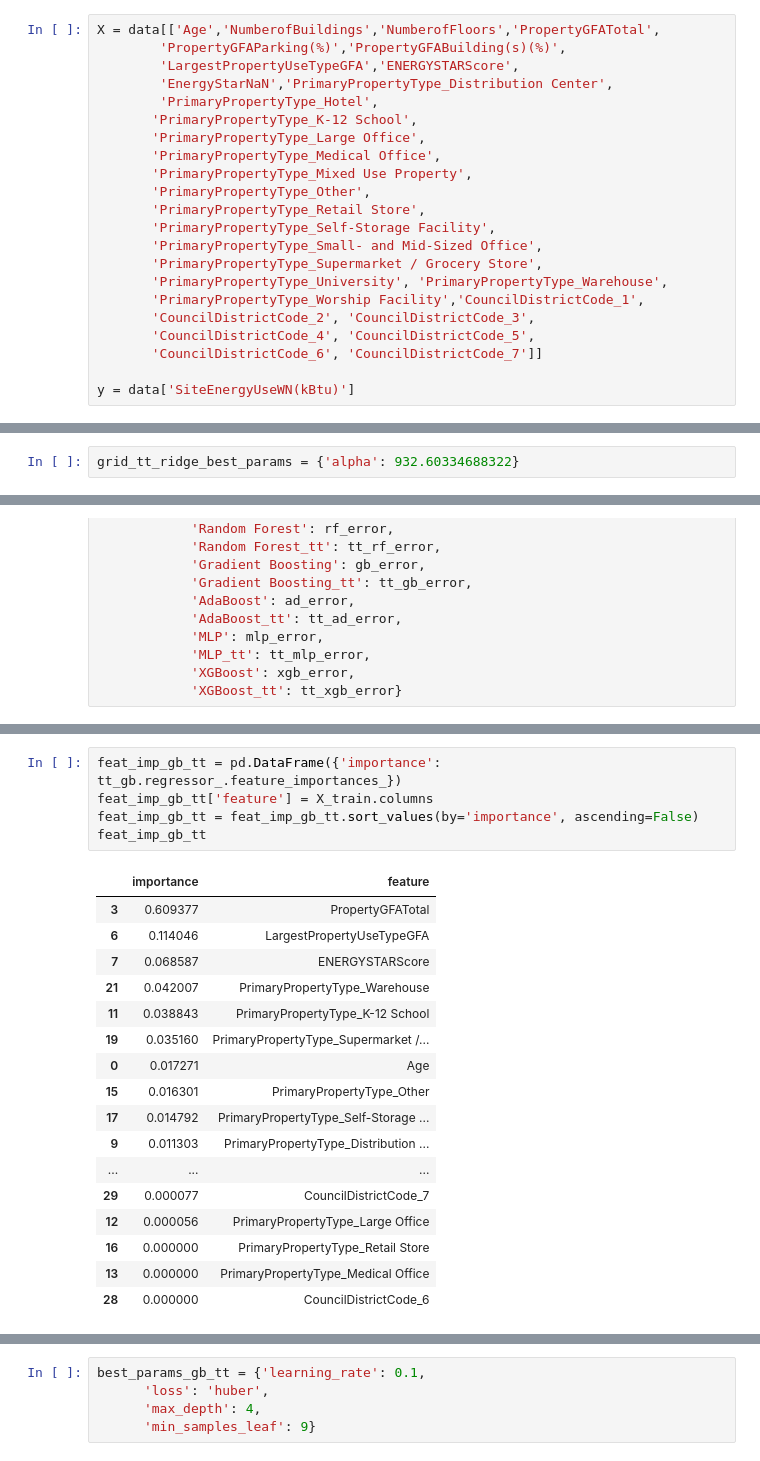
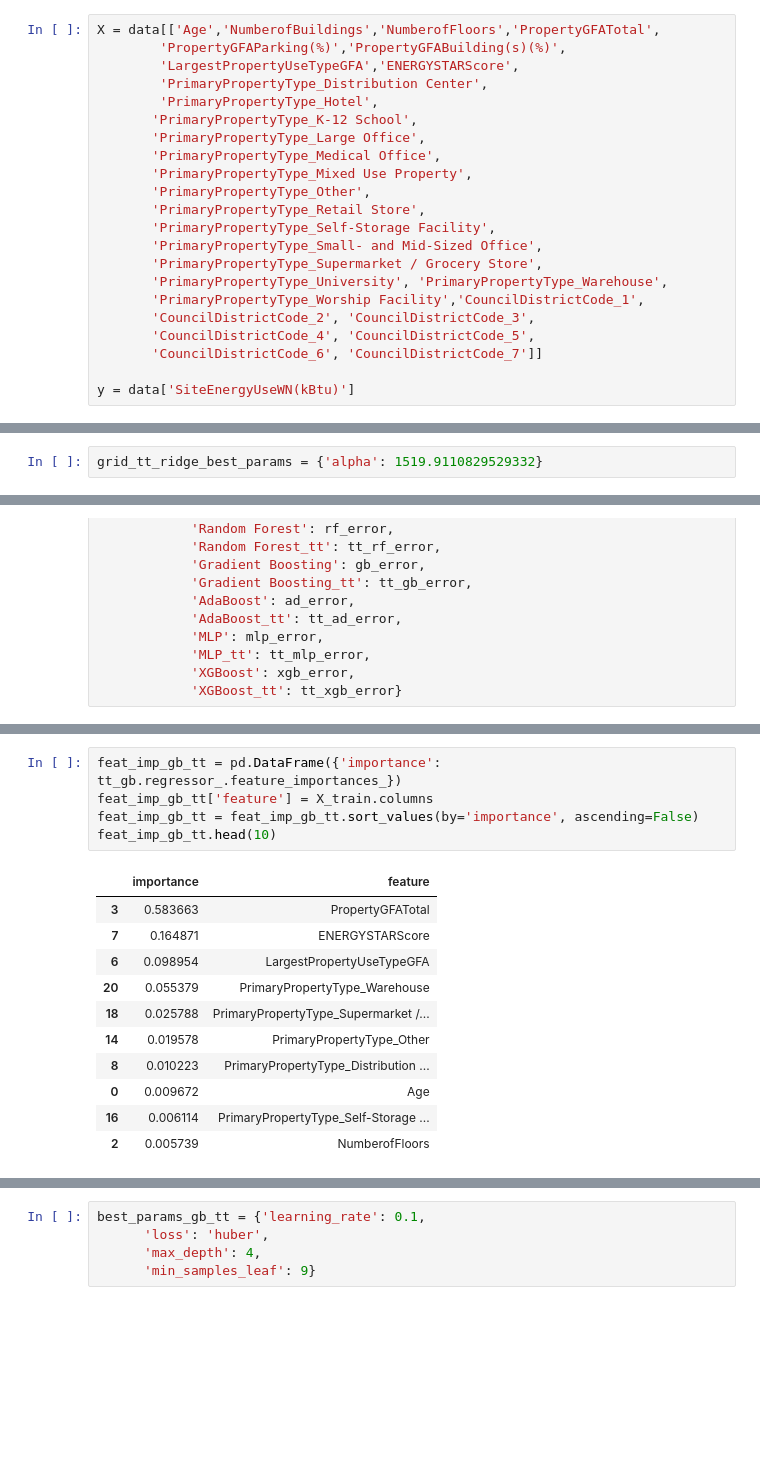
Before and after one commit to ThomasMeb/Anticiper_besoins_des_batiments, a Jupyter notebook: Comsomation.ipynb, the cells around one changed output, grey strips where cells are left out. Drawn from its saved outputs; the diff is of its cells as text; blank space fills up the shorter version.

```diff
--- a/Comsomation.ipynb
+++ b/Comsomation.ipynb
@@ -68,7 +68,7 @@ data =data[~data.isin([np.nan, np.inf, -np.inf]).any(1)]
 X = data[['Age','NumberofBuildings','NumberofFloors','PropertyGFATotal',
         'PropertyGFAParking(%)','PropertyGFABuilding(s)(%)',
         'LargestPropertyUseTypeGFA','ENERGYSTARScore',
-        'EnergyStarNaN','PrimaryPropertyType_Distribution Center',
+        'PrimaryPropertyType_Distribution Center',
         'PrimaryPropertyType_Hotel',
        'PrimaryPropertyType_K-12 School',
        'PrimaryPropertyType_Large Office',
@@ -202,5 +202,5 @@ resultize(grid_tt_ridge).head()
 # %%
-grid_tt_ridge_best_params = {'alpha': 932.60334688322}
+grid_tt_ridge_best_params = {'alpha': 1519.9110829529332}
 # %%
 tt_ridge = TransformedTargetRegressor(
       regressor=Ridge(**grid_tt_ridge_best_params),
@@ -631,23 +612,17 @@ errors
 # %%
 feat_imp_gb_tt = pd.DataFrame({'importance': tt_gb.regressor_.feature_importances_})
 feat_imp_gb_tt['feature'] = X_train.columns
 feat_imp_gb_tt = feat_imp_gb_tt.sort_values(by='importance', ascending=False)
-feat_imp_gb_tt
+feat_imp_gb_tt.head(10)
 # %% [output]
 |  | importance | feature |
-| 3 | 0.609377 | PropertyGFATotal |
-| 6 | 0.114046 | LargestPropertyUseTypeGFA |
-| 7 | 0.068587 | ENERGYSTARScore |
-| 21 | 0.042007 | PrimaryPropertyType_Warehouse |
-| 11 | 0.038843 | PrimaryPropertyType_K-12 School |
-| 19 | 0.035160 | PrimaryPropertyType_Supermarket /... |
-| 0 | 0.017271 | Age |
-| 15 | 0.016301 | PrimaryPropertyType_Other |
-| 17 | 0.014792 | PrimaryPropertyType_Self-Storage ... |
-| 9 | 0.011303 | PrimaryPropertyType_Distribution ... |
-| ... | ... | ... |
-| 29 | 0.000077 | CouncilDistrictCode_7 |
-| 12 | 0.000056 | PrimaryPropertyType_Large Office |
-| 16 | 0.000000 | PrimaryPropertyType_Retail Store |
-| 13 | 0.000000 | PrimaryPropertyType_Medical Office |
-| 28 | 0.000000 | CouncilDistrictCode_6 |
+| 3 | 0.583663 | PropertyGFATotal |
+| 7 | 0.164871 | ENERGYSTARScore |
+| 6 | 0.098954 | LargestPropertyUseTypeGFA |
+| 20 | 0.055379 | PrimaryPropertyType_Warehouse |
+| 18 | 0.025788 | PrimaryPropertyType_Supermarket /... |
+| 14 | 0.019578 | PrimaryPropertyType_Other |
+| 8 | 0.010223 | PrimaryPropertyType_Distribution ... |
+| 0 | 0.009672 | Age |
+| 16 | 0.006114 | PrimaryPropertyType_Self-Storage ... |
+| 2 | 0.005739 | NumberofFloors |
```
Also changed, not shown: parts of 44 cells of this notebook, 2 other files.
